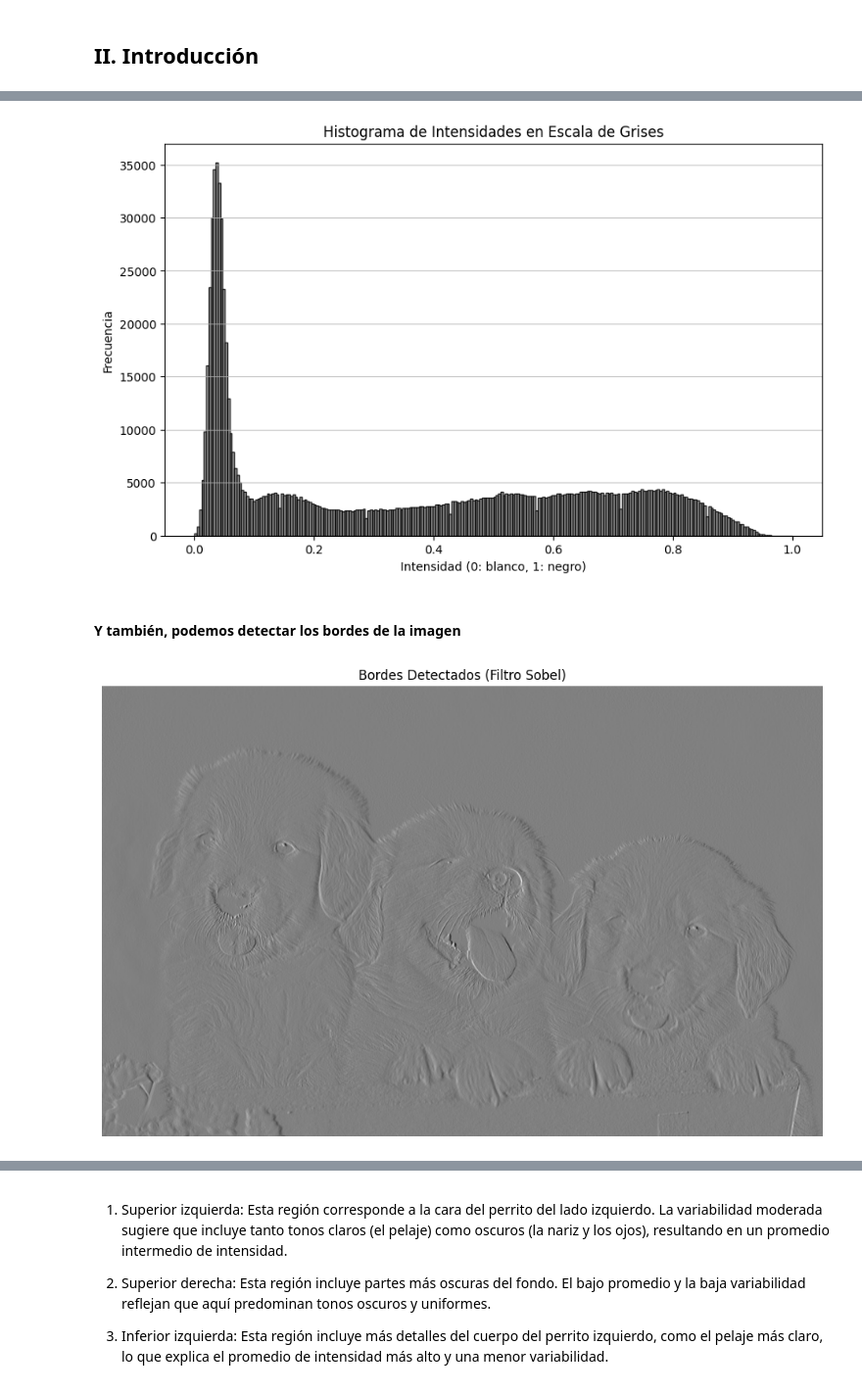
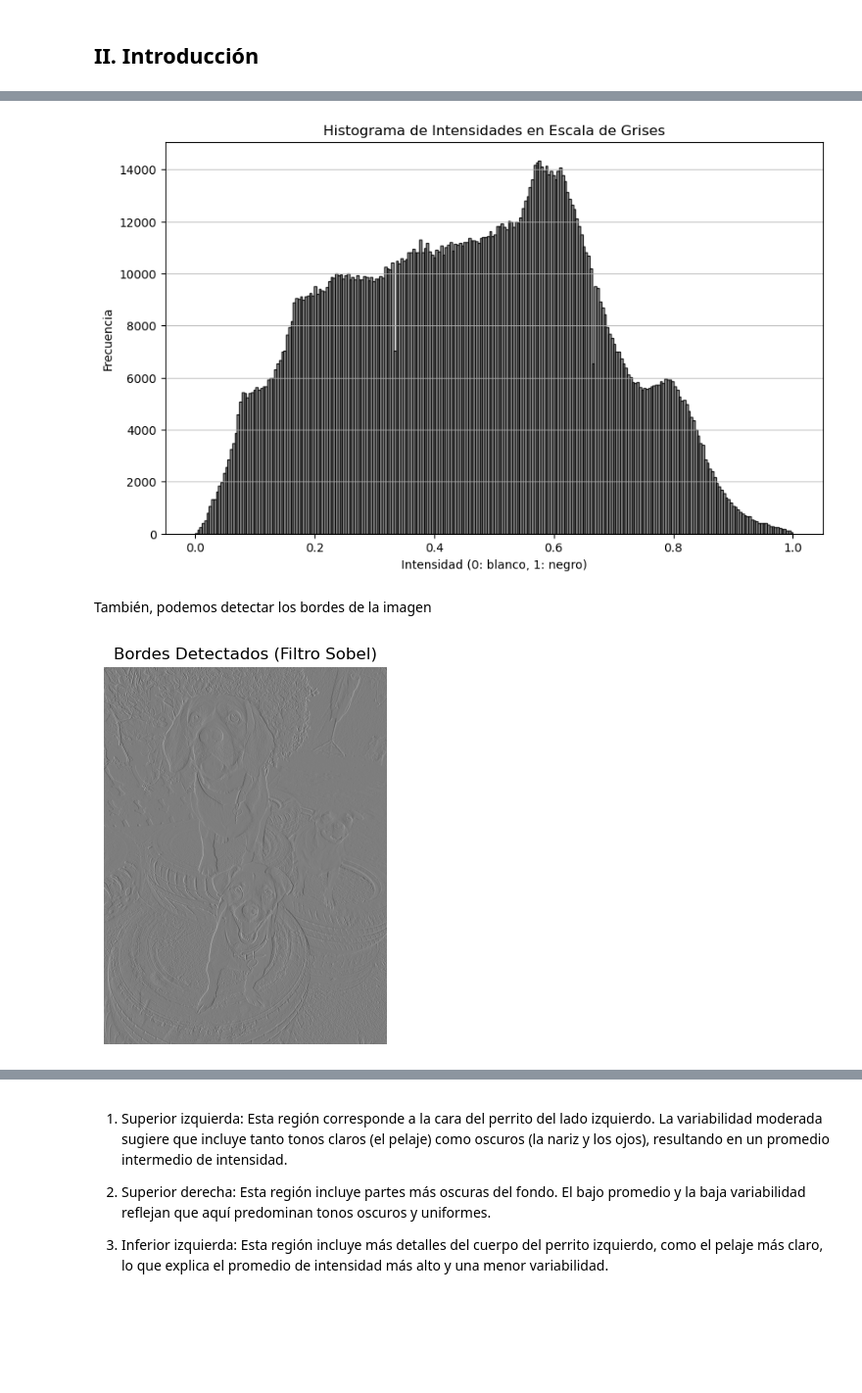
Before and after one commit to MauricioVazquezM/Multivariate_Statistical_Course_Assignments_Fall2024, a Jupyter notebook: FINAL PROJECT/Proyecto final.ipynb, the cells around one changed output, grey strips where cells are left out. Shown at 98% size. Drawn from its saved outputs; the diff is of its cells as text; code cells hidden in the pictures; blank space fills up the shorter version.

```diff
--- a/FINAL PROJECT/Proyecto final.ipynb
+++ b/FINAL PROJECT/Proyecto final.ipynb
@@ -58,9 +54,9 @@ Usaremos bibliotecas populares como *matplotlib* y *numpy* para cargar y visuali
 # %%
 # Cargar y mostrar la imagen
-image_raw = imread("perritos.jpeg")
+image_raw = imread("IMAGES\my_dogs5.jpeg")
 print(f"Dimensiones de la imagen original: alto de {image_raw.shape[0]} pixeles, ancho de {image_raw.shape[1]} pixeles, y {image_raw.shape[2]} canales de color (RGB).")
-plt.figure(figsize=(12, 8))
-plt.title("Imagen Original")
+plt.figure(figsize=(7, 5))
+plt.title("Imagen original de Ramirez y sus amigos")
 plt.imshow(image_raw)
 plt.axis('off')
 plt.show()
@@ -117,21 +124,19 @@ plt.ylabel("Frecuencia")
 plt.grid(axis='y', alpha=0.75)
 plt.show()
 # %% [output]
-[figure, old version]
+[figure, new version]
 # %% [markdown]
-#### Y también, podemos detectar los bordes de la imagen
+También, podemos detectar los bordes de la imagen
 # %%
-from scipy.ndimage import sobel
-
 # Detectar bordes con el filtro de Sobel
 sobel_edges = sobel(image_bw)
 
 # Mostrar los bordes
-plt.figure(figsize=(12, 8))
+plt.figure(figsize=(7, 5))
 plt.title("Bordes Detectados (Filtro Sobel)")
 plt.imshow(sobel_edges, cmap='gray')
 plt.axis('off')
 plt.show()
 # %% [output]
-[figure, old version]
+[figure, new version]
 # %% [markdown]
```
Also changed, not shown: parts of 13 cells of this notebook.
